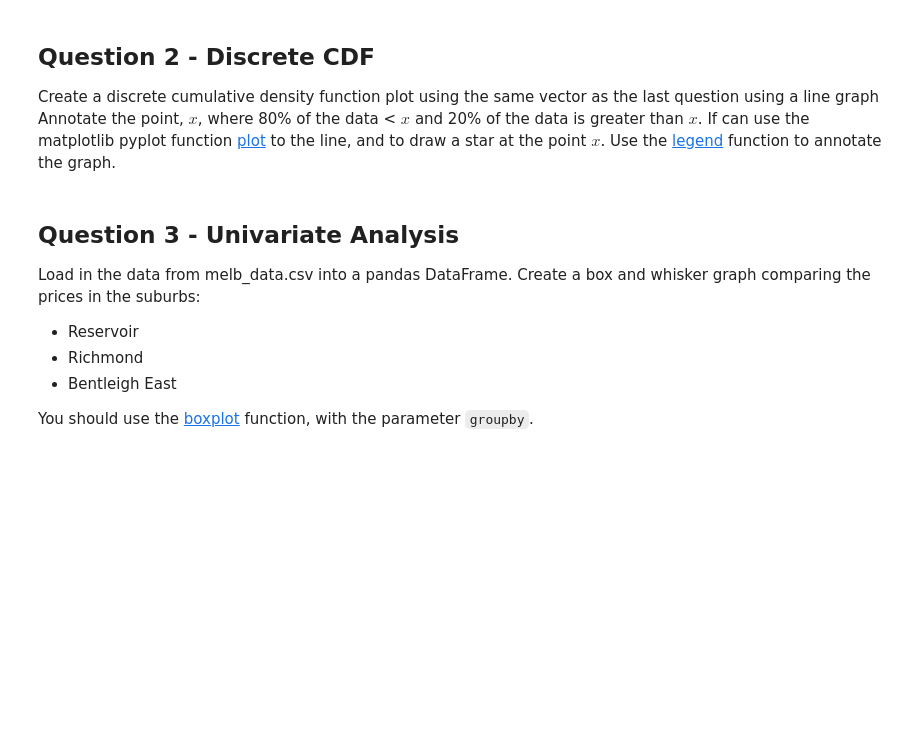
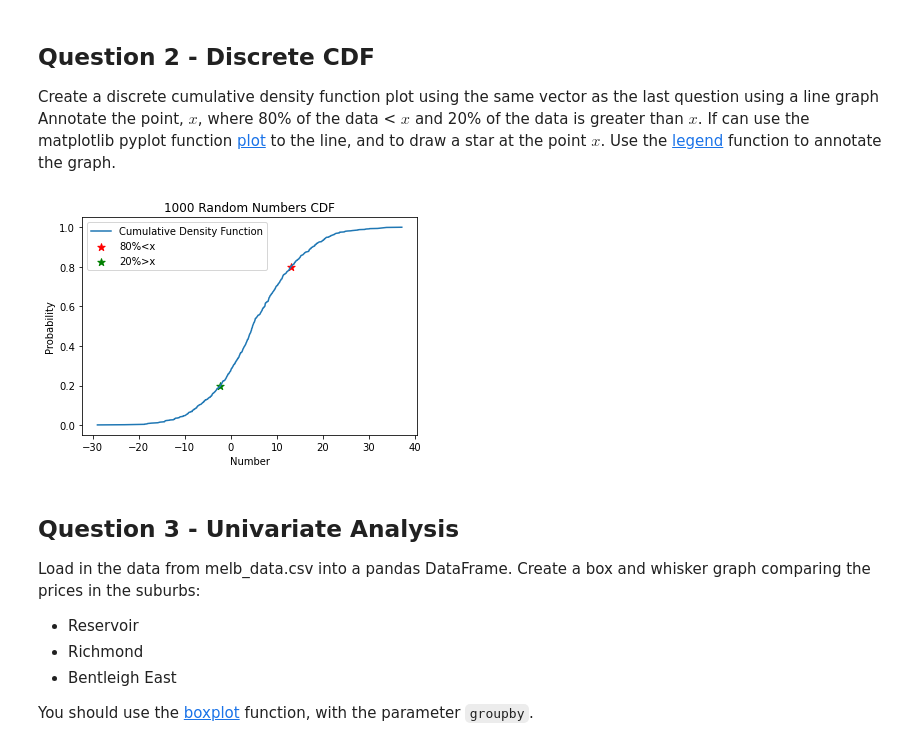
Before and after one commit to alex-chiu/CS329E-Data-Analytics, a Jupyter notebook: HW2/329e_HW2.ipynb, the cells around one changed output. Saved outputs shown, nothing was run; the diff lists cells and outputs as text; code cells hidden in the pictures; blank space fills up the shorter version.

```diff
--- a/HW2/329e_HW2.ipynb
+++ b/HW2/329e_HW2.ipynb
@@ -37,6 +37,21 @@ plt.show()
 
 Create a discrete cumulative density function plot using the same vector as the last question using a line graph
 Annotate the point, $x$, where 80% of the data < $x$ and 20% of the data is greater than $x$.  If can use the matplotlib pyplot function [plot](https://matplotlib.org/3.3.3/api/_as_gen/matplotlib.pyplot.plot.html) to the line, and to draw a star at the point $x$.  Use the [legend](https://matplotlib.org/3.3.3/api/_as_gen/matplotlib.pyplot.legend.html) function to annotate the graph.
+# %%
+sorted1k = np.sort(random1k)
+cdf = []
+for i in range(len(sorted1k)):
+    cdf.append((i+1)/1000.)
+plt.plot(sorted1k,cdf)
+plt.title("1000 Random Numbers CDF")
+plt.xlabel("Number")
+plt.ylabel("Probability")
+plt.scatter(sorted1k[800-1],cdf[800-1],marker="*",c="r",s=60)
+plt.scatter(sorted1k[200-1],cdf[200-1],marker="*",c="g",s=60)
+plt.legend(["Cumulative Density Function","80%<x","20%>x"])
+plt.show()
+# %% [output]
+[figure, added]
 # %% [markdown]
 ## Question 3 - Univariate Analysis
 
```
Also changed, not shown: parts of 8 cells of this notebook.
